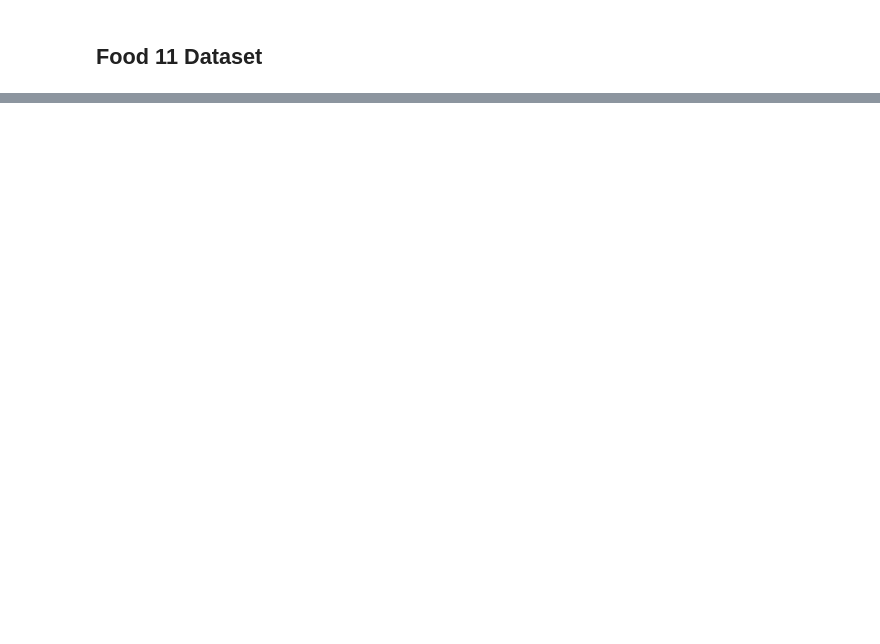
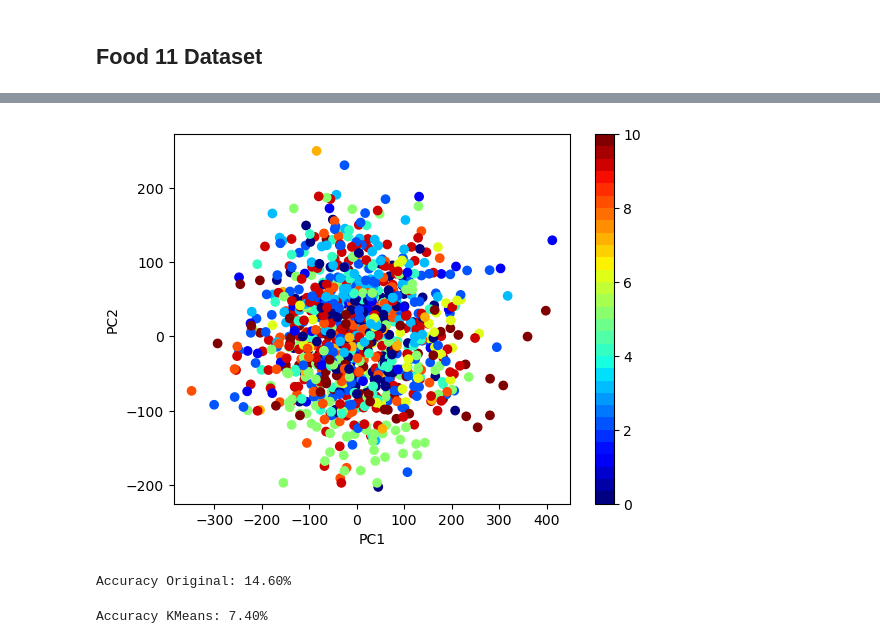
Before and after one commit to williamasesoftware/Computational_linear_algebra, a Jupyter notebook: FOOD_dataset/main_FOOD_dataset.ipynb, the cells around one changed output, grey strips where cells are left out. Cells and saved outputs as stored; diff of their text form; code cells hidden in the pictures; blank space fills up the shorter version.

```diff
--- a/FOOD_dataset/main_FOOD_dataset.ipynb
+++ b/FOOD_dataset/main_FOOD_dataset.ipynb
@@ -44,0 +147,78 @@ Analyze the data
+# %%
+from sklearn.decomposition import PCA
+from sklearn.preprocessing import MinMaxScaler
+import numpy as np
+import random
+
+
+# Selecciona un subconjunto aleatorio de los datos de entrenamiento y labels
+subset_size = 1000  # Tamaño del subconjunto
+subset_indices = random.sample(range(len(eval_images_resized)), subset_size)
+eval_data_subset = [eval_images_resized[i] for i in subset_indices]
+eval_labels_subset = [eval_numeric_labels[i] for i in subset_indices]
+
+# Asegúrate de que las imágenes estén almacenadas como vectores 1D
+eval_data_subset = np.array(eval_data_subset).reshape(len(eval_data_subset), -1)
+
+
+scaler = MinMaxScaler()
+eval_data_pca = scaler.fit_transform(eval_data_subset)
+
+# Crea una instancia de PCA con un número de componentes que desees
+pca = PCA(n_components=20)
+
+# Ajusta el modelo de PCA al subconjunto de los datos de entrenamiento
+pca.fit(eval_data_pca)
+
+# Transforma los datos de entrenamiento usando el modelo PCA
+eval_transformed_data = pca.transform(eval_data_pca)
+# %%
+import matplotlib.pyplot as plt
+
+# Graficar las dos primeras componentes principales
+
+cmap = plt.get_cmap('jet', 30)
+cmap.set_under('gray')
+
+plt.scatter(eval_transformed_data[:, 0], eval_transformed_data[:, 1], c=eval_labels_subset,cmap=cmap)
+plt.xlabel('PC1')
+plt.ylabel('PC2')
+plt.colorbar()
+plt.show()
+# %% [output]
+[figure, added]
+# %%
+from sklearn.linear_model import LogisticRegression
+import warnings
+warnings.filterwarnings('ignore')
+
+# Train a logistic regression classifier on the training data
+clf_original = LogisticRegression()
+clf_original.fit(train_transformed_data, train_labels_subset)
+
+# Evaluate the classifier on the testing data
+accuracy_original = clf_original.score(eval_transformed_data, eval_labels_subset)
+
+# Print the accuracy of the original data
+print('Accuracy Original: {:.2f}%'.format(accuracy_original*100))
+# %% [output]
+Accuracy Original: 14.60%
+# %%
+from sklearn.cluster import KMeans
+
+# Crear instancia de KMeans con 11 clusters
+kmeans = KMeans(n_clusters=11)
+
+# Entrenar modelo k-means con datos de entrenamiento transformados
+kmeans.fit(train_transformed_data)
+
+# Predecir los clusters de los datos de evaluación
+eval_clusters = kmeans.predict(eval_transformed_data)
+
+# Evaluar la precisión de los clusters predichos
+accuracy_kmeans = sum(eval_clusters == eval_labels_subset) / len(eval_labels_subset)
+
+# Imprimir la precisión de los clusters predichos
+print('Accuracy KMeans: {:.2f}%'.format(accuracy_kmeans*100))
+# %% [output]
+Accuracy KMeans: 7.40%
```
Also changed, not shown: parts of 8 cells of this notebook.
